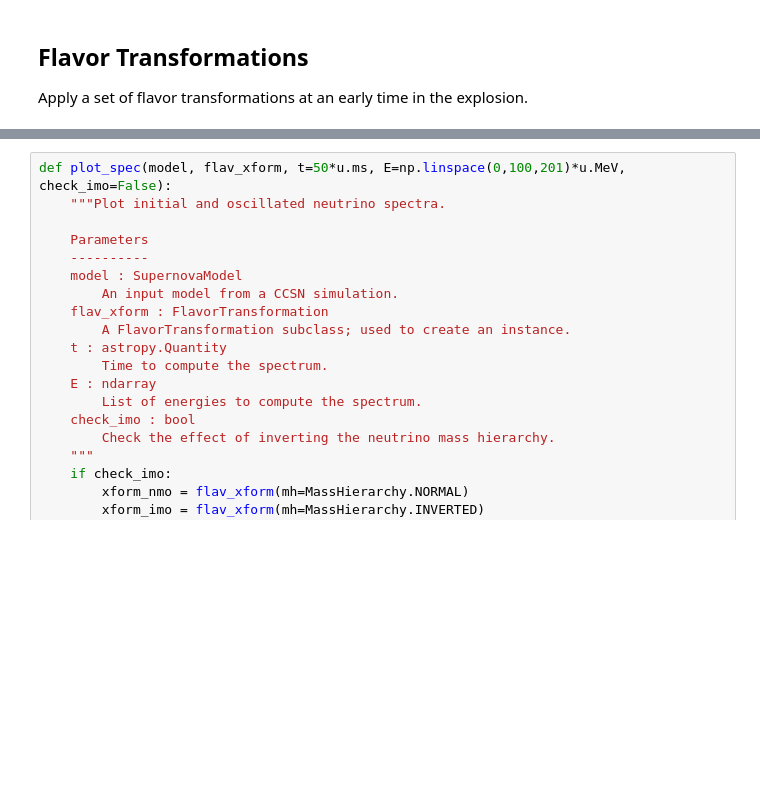
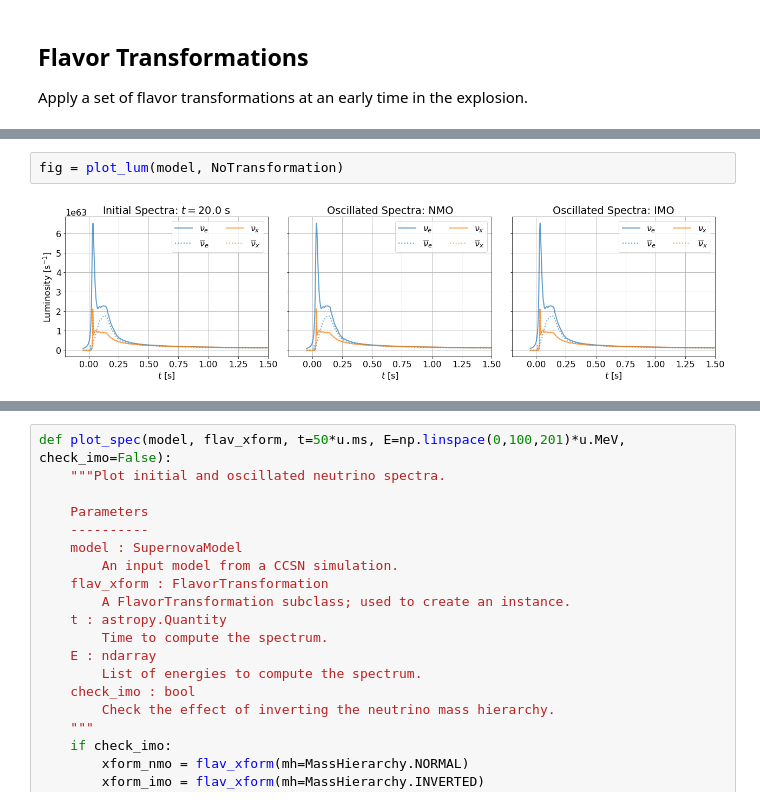
Before and after one commit to SNEWS2/snewpy, a Jupyter notebook: doc/nb/Flavor_XForm.ipynb, the cells around one changed output, grey strips where cells are left out. Drawn from its saved outputs; the diff is of its cells as text; blank space fills up the shorter version.

Commit message:
Add luminosty plots as a function of time

```diff
--- a/doc/nb/Flavor_XForm.ipynb
+++ b/doc/nb/Flavor_XForm.ipynb
@@ -40,0 +119,4 @@ Apply a set of flavor transformations at an early time in the explosion.
+# %%
+fig = plot_lum(model, NoTransformation)
+# %% [output]
+[figure, added]
```
Also changed, not shown: parts of 5 cells of this notebook.
